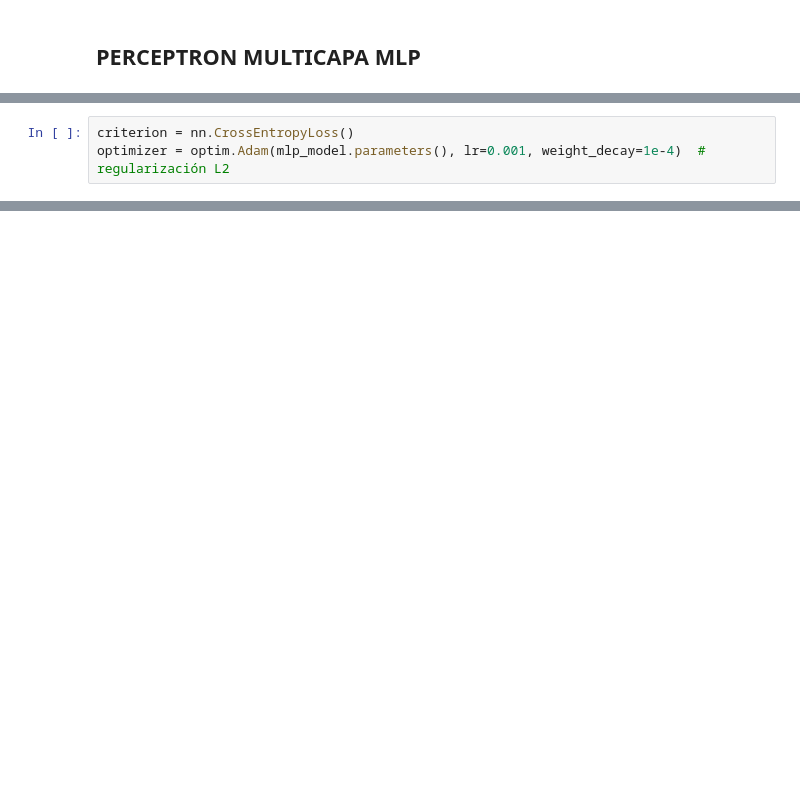
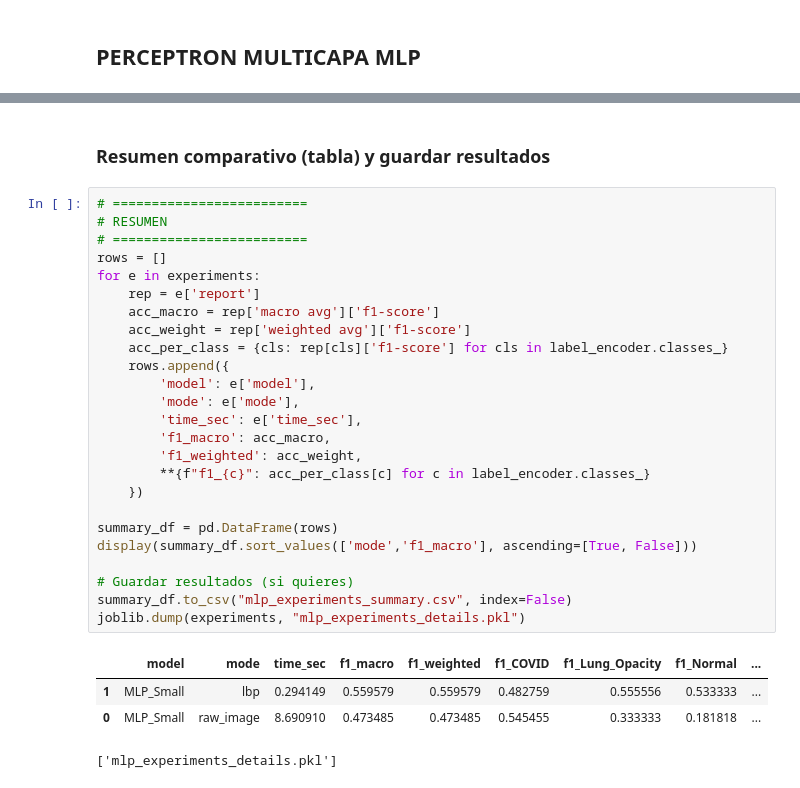
Before and after one commit to juanda0712/XrayImages-NeuralNetworks, a Jupyter notebook: redes neuronales..ipynb, the cells around one changed output, grey strips where cells are left out. Cells and saved outputs as stored; diff of their text form; blank space fills up the shorter version.

```diff
--- a/redes neuronales..ipynb
+++ b/redes neuronales..ipynb
@@ -243,3 +217,0 @@ MLP_Base(
-# %%
-criterion = nn.CrossEntropyLoss()
-optimizer = optim.Adam(mlp_model.parameters(), lr=0.001, weight_decay=1e-4)  # regularización L2
@@ -326,0 +567,32 @@ plt.show()
+# %% [markdown]
+### Resumen comparativo (tabla) y guardar resultados
+# %%
+# =========================
+# RESUMEN
+# =========================
+rows = []
+for e in experiments:
+    rep = e['report']
+    acc_macro = rep['macro avg']['f1-score']
+    acc_weight = rep['weighted avg']['f1-score']
+    acc_per_class = {cls: rep[cls]['f1-score'] for cls in label_encoder.classes_}
+    rows.append({
+        'model': e['model'],
+        'mode': e['mode'],
+        'time_sec': e['time_sec'],
+        'f1_macro': acc_macro,
+        'f1_weighted': acc_weight,
+        **{f"f1_{c}": acc_per_class[c] for c in label_encoder.classes_}
+    })
+
+summary_df = pd.DataFrame(rows)
+display(summary_df.sort_values(['mode','f1_macro'], ascending=[True, False]))
+
+# Guardar resultados (si quieres)
+summary_df.to_csv("mlp_experiments_summary.csv", index=False)
+joblib.dump(experiments, "mlp_experiments_details.pkl")
+# %% [output]
+|  | model | mode | time_sec | f1_macro | f1_weighted | f1_COVID | f1_Lung_Opacity | f1_Normal | ... |
+| 1 | MLP_Small | lbp | 0.294149 | 0.559579 | 0.559579 | 0.482759 | 0.555556 | 0.533333 | ... |
+| 0 | MLP_Small | raw_image | 8.690910 | 0.473485 | 0.473485 | 0.545455 | 0.333333 | 0.181818 | ... |
+['mlp_experiments_details.pkl']
```
Also changed, not shown: parts of 21 cells of this notebook, 1 other file.
